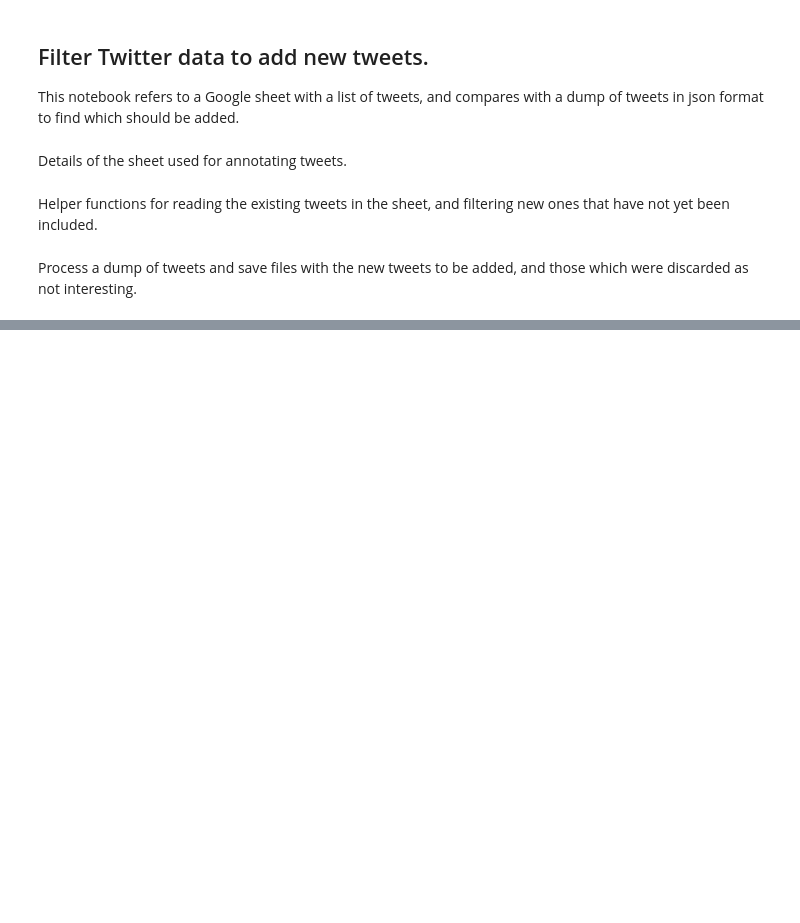
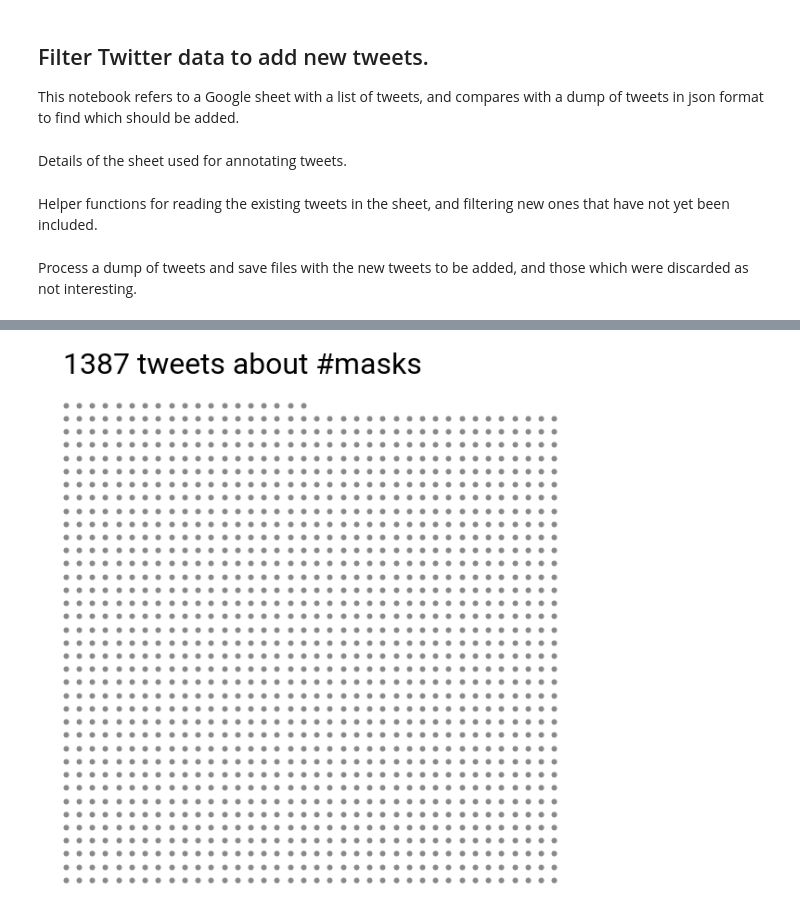
Before and after one commit to cmplx-xyttmt/covid19-uganda-twitter-data-analysis, a Jupyter notebook: Filter new tweets.ipynb, the cells around one changed output, grey strips where cells are left out. Saved outputs shown, nothing was run; the diff lists cells and outputs as text; code cells hidden in the pictures; blank space fills up the shorter version.

```diff
--- a/Filter new tweets.ipynb
+++ b/Filter new tweets.ipynb
@@ -98,0 +104,33 @@ excluded_tweets.to_csv('excluded.csv', index=False)
+# %%
+sheet_name = 'Combined'
+csv_url = (f'https://docs.google.com/spreadsheets/d/{KEY}'
+           f'/gviz/tq?tqx=out:csv&sheet={sheet_name}')
+df = pd.read_csv(csv_url)
+# %%
+sunbird_orange = '#dc7828'
+sunbird_font = {'fontname':'Roboto'}
+square_size = int(np.sqrt(len(df))) + 1
+
+for y in range(square_size):
+    for x in range(square_size):
+        index = (y * square_size) + x + 1
+        if index > len(df):
+            color = 'w'
+        else:
+            color = '#888888'
+        plt.plot(x, y,
+                 markersize=5,
+                 marker='o',
+                 color=color,
+                 markeredgecolor=None)
+
+plt.axis('square')
+plt.axis('off')
+plt.xlim(-.2, square_size)
+plt.ylim(-.2, square_size)
+plt.gcf().set_size_inches(10, 10)
+plt.title(f'{len(df)} tweets about #masks',
+          loc='left', fontsize=32, **sunbird_font)
+plt.savefig(f'images/all.png', dpi=150, bbox_inches='tight')
+# %% [output]
+[figure, added]
```
Also changed, not shown: parts of 7 cells of this notebook.
